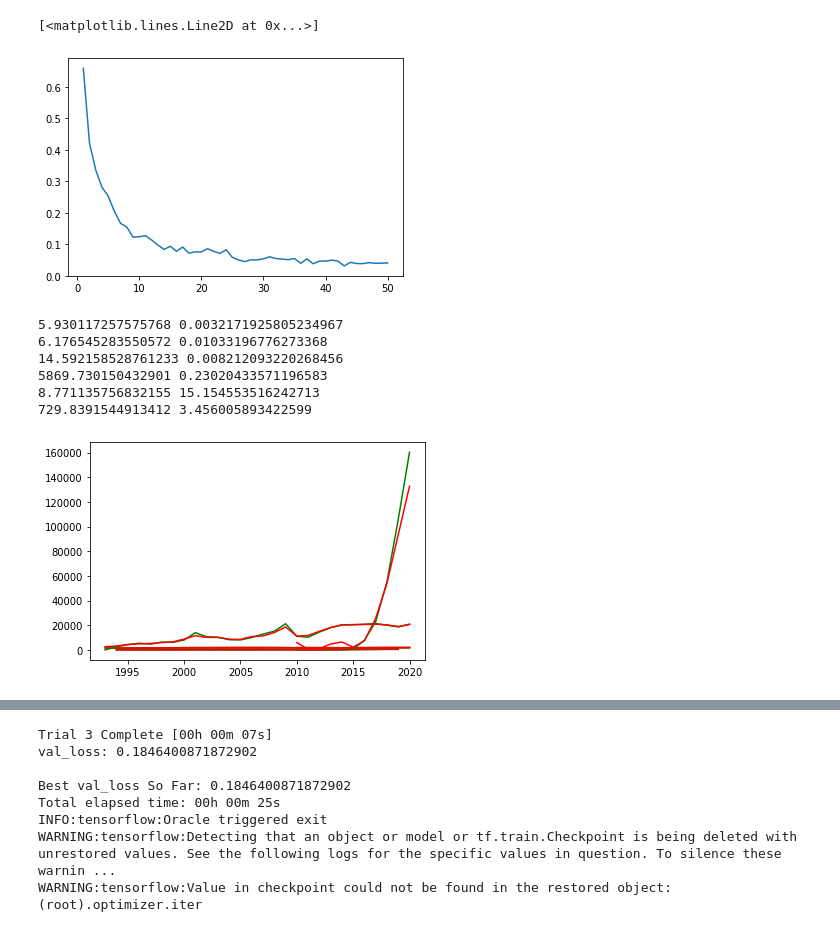
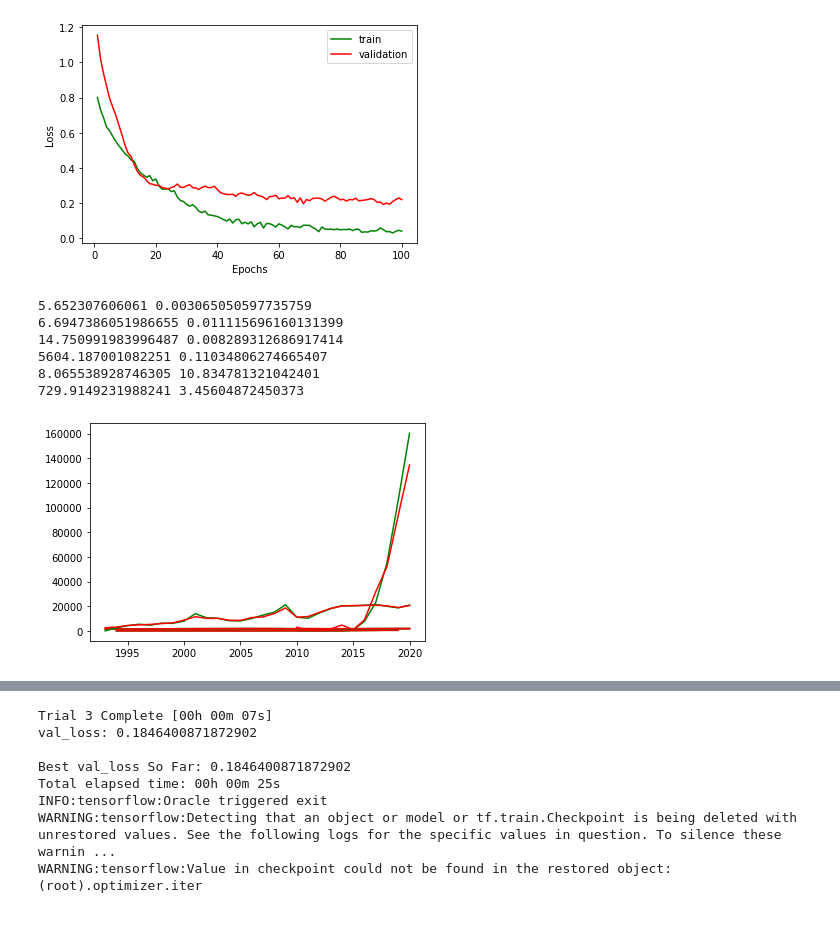
Before and after one commit to IsaacJohnEvans/EV_affect_on_emissions, a Jupyter notebook: pred.ipynb, the cells around one changed output, grey strips where cells are left out. Cells and saved outputs as stored; diff of their text form; code cells hidden in the pictures.

Commit message:
saved loss graph

```diff
--- a/pred.ipynb
+++ b/pred.ipynb
@@ -16,7 +16,6 @@ def load_data(em_data = True, veh_data = True, air_data = True):
         EU_em_annual_df = pd.read_csv('Data/EU_em_annual.csv',)
         UK_em_df = pd.read_excel('Data/UK_em.ods', nrows = 14)
         US_em_df = pd.read_excel('Data/US_em.xlsx',engine='openpyxl')
-        # Emissions data Processing
         EU_em_df = EU_em_df.set_index('Month')
         EU_em_annual_df = EU_em_df.groupby(np.arange(len(EU_em_df))//(12)).sum()
         EU_em_annual_df.index = np.linspace(1973, 2021, EU_em_annual_df.shape[0], dtype=np.int32)
@@ -56,7 +55,7 @@ def load_data(em_data = True, veh_data = True, air_data = True):
         OCED_NOX_df = pd.read_excel('Data/NOX_ROAD_OCED_WORLD_DATA.xlsx')
         OCED_PM2_5_df = pd.read_excel('Data/PM2_5_ROAD_OCED_WORLD_DATA.xlsx')
 
-    args += [UK_nox_annual_df,UK_pm_all_annual_df,USA_pm_10_annual_df,USA_pm_2_5_annual_df,USA_nox_annual_df,OCED_PM10_df,OCED_NOX_df,OCED_PM2_5_df]
+        args += [UK_nox_annual_df,UK_pm_all_annual_df,USA_pm_10_annual_df,USA_pm_2_5_annual_df,USA_nox_annual_df,OCED_PM10_df,OCED_NOX_df,OCED_PM2_5_df]
 
     return args
 
@@ -96,11 +95,7 @@ def create_model(layers, input_shape, print_summary):
         model.summary()
     return model
 
-def plot_pred(y, y_pred, plot_range):
-    t = np.linspace(plot_range[0], plot_range[1], plot_range[1] - plot_range[0])
-    plt.plot(t, y[plot_range[0] : plot_range[1]], 'g', t, y_pred[plot_range[0]: plot_range[1]], 'r')
-
-def run_model(X, y, data_memory, epochs, batch_size, model_layer, model_des, split_point, plot_pred_bool, plot_range, print_summary, load_model_bool, load_file, save_file):
+def run_model(X, y, data_memory, epochs, batch_size, model_layer, model_des, split_point, print_summary, load_model_bool, load_file, save_file):
     x_train, x_test, y_train, y_test, nrows, samples, X_norm, y_norm, X_attrs, y_attrs = process_data(X, y, split_point)
     input_shape = (x_train.shape[0], data_memory, samples)
     model = create_model(model_layer, input_shape, print_summary)
@@ -121,14 +116,12 @@ def run_model(X, y, data_memory, epochs, batch_size, model_layer, model_des, spl
     df_model = pd.DataFrame(model_performance).transpose()
     df_model.columns = df_model_columns
     df_model.to_csv('model_performance.csv', mode = 'a', header= False)
-    if plot_pred_bool:
-        plot_pred(y, y_pred, plot_range)
     return y, y_pred, history
 
-def combined_model(em_X, veh_X, em_y, veh_y, t, data_memory, epochs, batch_size, model_layer, model_des, split_point, plot_pred_bool, plot_range, print_summary, load_model_bool, load_model, save_model, save_fig):
+def combined_model(em_X, veh_X, em_y, veh_y, t, data_memory, epochs, batch_size, model_layer, model_des, split_point, print_summary, load_model_bool, load_model, save_model, save_fig):
     X = np.concatenate((em_X, veh_X), axis = 1)
     y = np.concatenate((em_y, veh_y), axis = 1)
-    y, y_pred, history = run_model(X, y, data_memory, epochs, batch_size, model_layer, model_des, split_point, plot_pred_bool, plot_range, print_summary, load_model_bool, load_model, save_model)
+    y, y_pred, history = run_model(X, y, data_memory, epochs, batch_size, model_layer, model_des, split_point, print_summary, load_model_bool, load_model, save_model)
     y = np.concatenate((em_y, veh_y), axis = 1)
     fig, (ax1, ax2) = plt.subplots(2, 1, sharex= True)
     ax1.plot(t, y[:, 0], 'g', t + time_step - 2, y_pred[:, 0], 'r')
@@ -142,7 +135,8 @@ def combined_model(em_X, veh_X, em_y, veh_y, t, data_memory, epochs, batch_size,
     ax2.set(xlabel = 'Year')
     plt.savefig(save_fig)
     train_loss = history.history['loss']
-    return y, y_pred, train_loss
+    val_loss = history.history['val_loss']
+    return y, y_pred, train_loss, val_loss
 
 def run_regr(X, y, t):
     regr = RandomForestRegressor(max_depth=3, random_state=0)
@@ -212,13 +187,12 @@ em_X, veh_X, em_y, veh_y, t = UK_em_X[4:, :], UK_veh_X[:-1, :], UK_em_y[4:], UK_
 load_model_bool, load_model, save_model, save_fig = False, 'UK_model', 'UK_model', 'UK'
 em_X, veh_X, em_y, veh_y, t = US_em_X[2:, :15], US_veh_X, US_em_y[2:, :15], US_veh_y, US_t
 load_model_bool, load_model, save_model, save_fig = False, 'US_model', 'US_model', 'US'
-data_memory, epochs, batch_size, split_point = 10, 50, 1, 0.9
-model_des = 'D16, LSTM32, D4, D2'
-model_layer = [layers.Dense(16, activation= 'linear'),
-                layers.LSTM(32,activation= 'sigmoid', dropout = 0.1, recurrent_dropout = 0.2, return_sequences=False),
-                layers.Dense(4, activation='linear'),
+data_memory, epochs, batch_size, split_point = 10, 100, 1, 0.9
+model_des, print_summary = 'D16, LSTM32, D4, D2', True
+model_layer = [layers.Dense(8, activation= 'linear'),
+                layers.LSTM(4,activation= 'sigmoid', dropout = 0.1, recurrent_dropout = 0.1, return_sequences=False),
+                layers.Dense(8, activation='linear'),
                 layers.Dense(2)]
 
-
-y, y_pred, train_loss = combined_model(em_X, veh_X, em_y, veh_y, t, data_memory, epochs, batch_size, model_layer, model_des, split_point, plot_pred_bool, plot_range, print_summary, load_model_bool, load_model, save_model, save_fig)
+y, y_pred, train_loss, val_loss = combined_model(em_X, veh_X, em_y, veh_y, t, data_memory, epochs, batch_size, model_layer, model_des, split_point, print_summary, load_model_bool, load_model, save_model, save_fig)
 # %% [output]
@@ -246,14 +220,13 @@ WARNING:absl:<keras.layers.recurrent.LSTMCell object at 0x...> has the same name
 # %%
 loss_t = np.linspace(1, epochs, epochs)
-plt.plot(loss_t, train_loss)
+fig, ax = plt.subplots()
+ax.plot(loss_t, train_loss, 'g', loss_t, val_loss, 'r')
+ax.legend(['train', 'validation'])
+ax.set(xlabel = 'Epochs', ylabel = 'Loss')
+plt.savefig('US_loss')
 # %% [output]
-[<matplotlib.lines.Line2D at 0x...>]
-[figure, old version]
+[figure, new version]
 # %%
-EU_t = np.linspace(2010, 2020, 11)
-UK_t = np.linspace(1994, 2019, 26)
-US_t = np.linspace(1993, 2020, 28)
-
 run_regr(EU_X, EU_y[:, 0], EU_t)
 run_regr(UK_X, UK_y[:, 0], UK_t)
 run_regr(US_X, US_y[:, 0], US_t)
@@ -261,10 +234,10 @@ run_regr(EU_X, EU_y[:, 1], EU_t)
 run_regr(UK_X, UK_y[:, 1], UK_t)
 run_regr(US_X, US_y[:, 1], US_t)
 # %% [output]
-5.930117257575768 0.0032171925805234967
-6.176545283550572 0.01033196776273368
-14.592158528761233 0.008212093220268456
-5869.730150432901 0.23020433571196583
-8.771135756832155 15.154553516242713
-729.8391544913412 3.456005893422599
+5.652307606061 0.003065050597735759
+6.6947386051986655 0.011115696160131399
+14.750991983996487 0.008289312686917414
+5604.187001082251 0.11034806274665407
+8.065538928746305 10.834781321042401
+729.9149231988241 3.45604872450373
-[figure, old version]
+[figure, new version]
```
Also changed, not shown: parts of 3 cells of this notebook, 18 other files.
